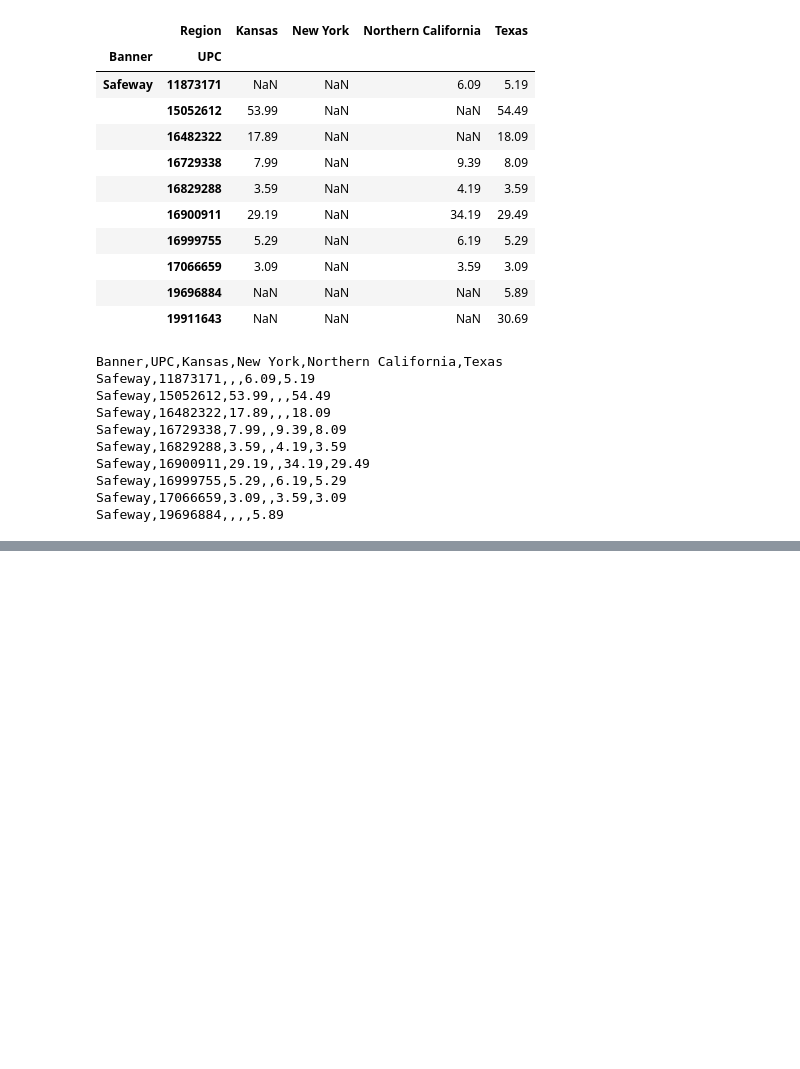
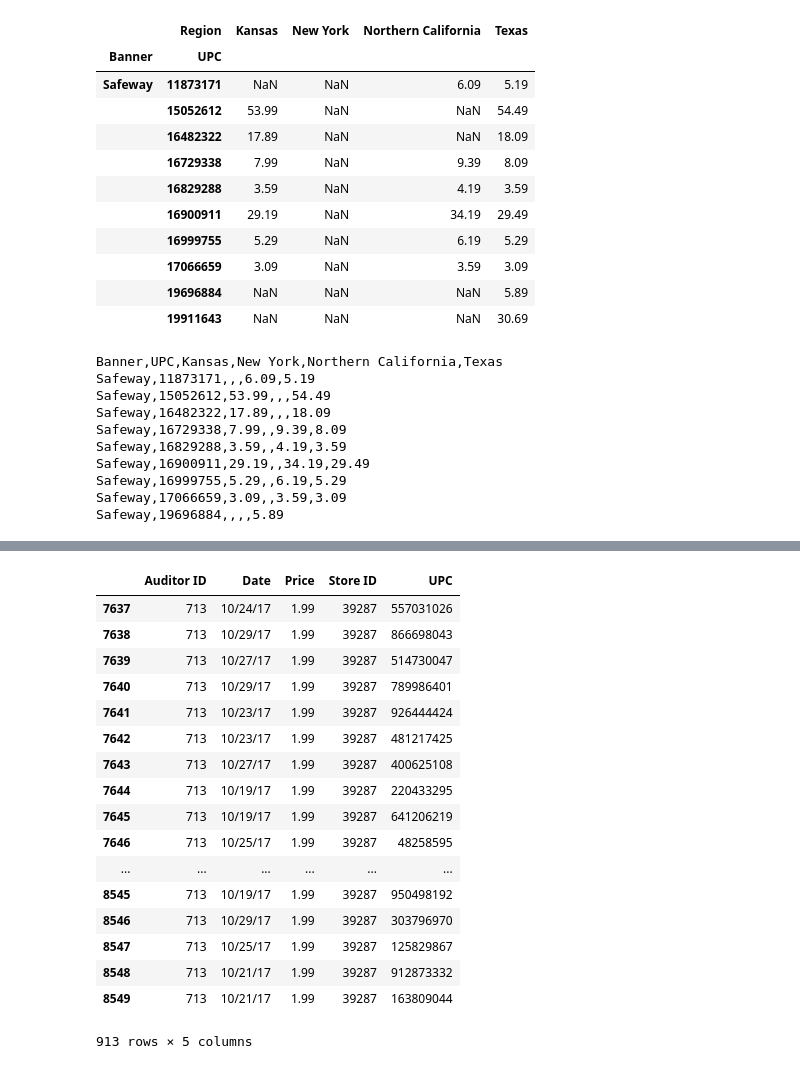
Before and after one commit to sariabod/playground, a Jupyter notebook: challenge/Engage3_Challenge.ipynb, the cells around one changed output, grey strips where cells are left out. Saved outputs shown, nothing was run; the diff lists cells and outputs as text; code cells hidden in the pictures; blank space fills up the shorter version.

```diff
--- a/challenge/Engage3_Challenge.ipynb
+++ b/challenge/Engage3_Challenge.ipynb
@@ -111,0 +219,21 @@ Safeway,19696884,,,,5.89
+# %%
+prices.loc[(prices['Auditor ID']==713) & (prices['Store ID']==39287)]
+# %% [output]
+|  | Auditor ID | Date | Price | Store ID | UPC |
+| 7637 | 713 | 10/24/17 | 1.99 | 39287 | 557031026 |
+| 7638 | 713 | 10/29/17 | 1.99 | 39287 | 866698043 |
+| 7639 | 713 | 10/27/17 | 1.99 | 39287 | 514730047 |
+| 7640 | 713 | 10/29/17 | 1.99 | 39287 | 789986401 |
+| 7641 | 713 | 10/23/17 | 1.99 | 39287 | 926444424 |
+| 7642 | 713 | 10/23/17 | 1.99 | 39287 | 481217425 |
+| 7643 | 713 | 10/27/17 | 1.99 | 39287 | 400625108 |
+| 7644 | 713 | 10/19/17 | 1.99 | 39287 | 220433295 |
+| 7645 | 713 | 10/19/17 | 1.99 | 39287 | 641206219 |
+| 7646 | 713 | 10/25/17 | 1.99 | 39287 | 48258595 |
+| ... | ... | ... | ... | ... | ... |
+| 8545 | 713 | 10/19/17 | 1.99 | 39287 | 950498192 |
+| 8546 | 713 | 10/29/17 | 1.99 | 39287 | 303796970 |
+| 8547 | 713 | 10/25/17 | 1.99 | 39287 | 125829867 |
+| 8548 | 713 | 10/21/17 | 1.99 | 39287 | 912873332 |
+| 8549 | 713 | 10/21/17 | 1.99 | 39287 | 163809044 |
+913 rows × 5 columns
```
Also changed, not shown: parts of 18 cells of this notebook.
